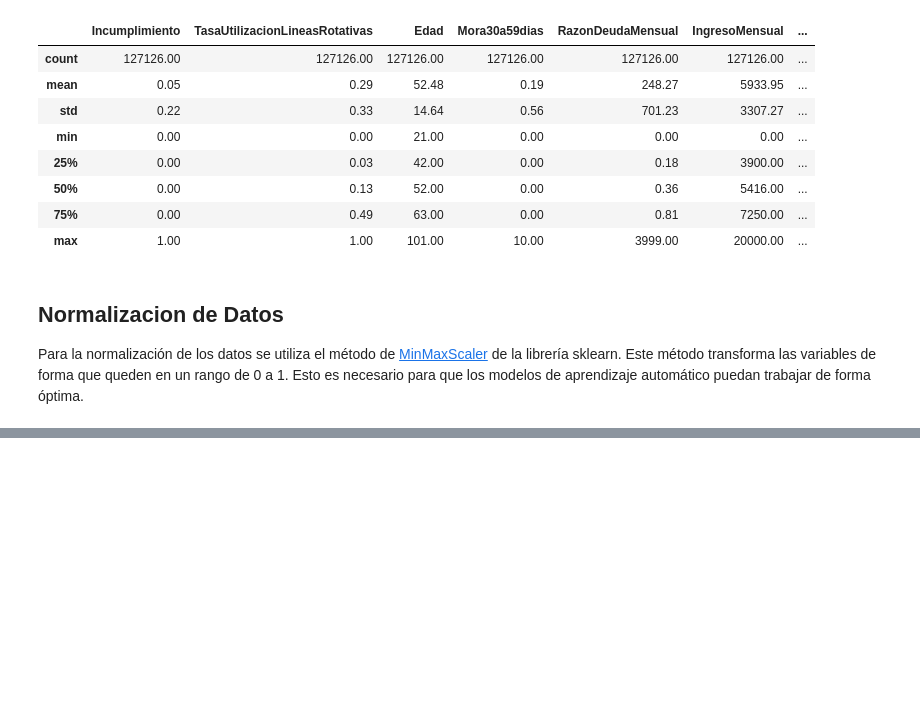
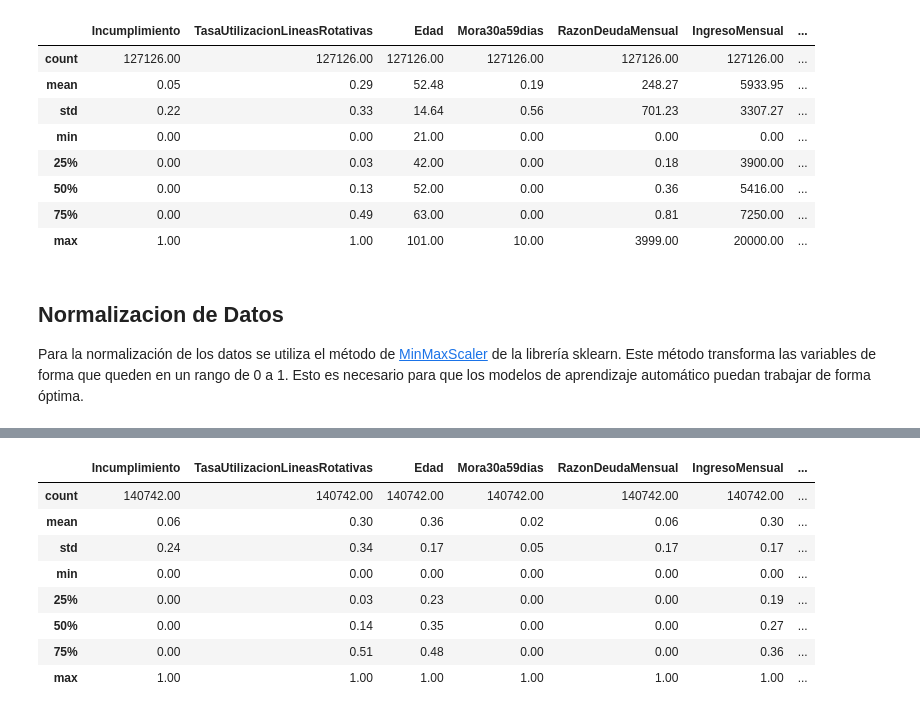
Before and after one commit to 00Fede/givemesomecredit, a Jupyter notebook: Preprocessing.ipynb, the cells around one changed output, grey strips where cells are left out. Cells and saved outputs as stored; diff of their text form; code cells hidden in the pictures; blank space fills up the shorter version.

```diff
--- a/Preprocessing.ipynb
+++ b/Preprocessing.ipynb
@@ -717,0 +731,12 @@ See the caveats in the documentation: https://pandas.pydata.org/pandas-docs/stab
+# %%
+d.describe()
+# %% [output]
+|  | Incumplimiento | TasaUtilizacionLineasRotativas | Edad | Mora30a59dias | RazonDeudaMensual | IngresoMensual | ... |
+| count | 140742.00 | 140742.00 | 140742.00 | 140742.00 | 140742.00 | 140742.00 | ... |
+| mean | 0.06 | 0.30 | 0.36 | 0.02 | 0.06 | 0.30 | ... |
+| std | 0.24 | 0.34 | 0.17 | 0.05 | 0.17 | 0.17 | ... |
+| min | 0.00 | 0.00 | 0.00 | 0.00 | 0.00 | 0.00 | ... |
+| 25% | 0.00 | 0.03 | 0.23 | 0.00 | 0.00 | 0.19 | ... |
+| 50% | 0.00 | 0.14 | 0.35 | 0.00 | 0.00 | 0.27 | ... |
+| 75% | 0.00 | 0.51 | 0.48 | 0.00 | 0.00 | 0.36 | ... |
+| max | 1.00 | 1.00 | 1.00 | 1.00 | 1.00 | 1.00 | ... |
```
Also changed, not shown: parts of 25 cells of this notebook, 1 other file.
